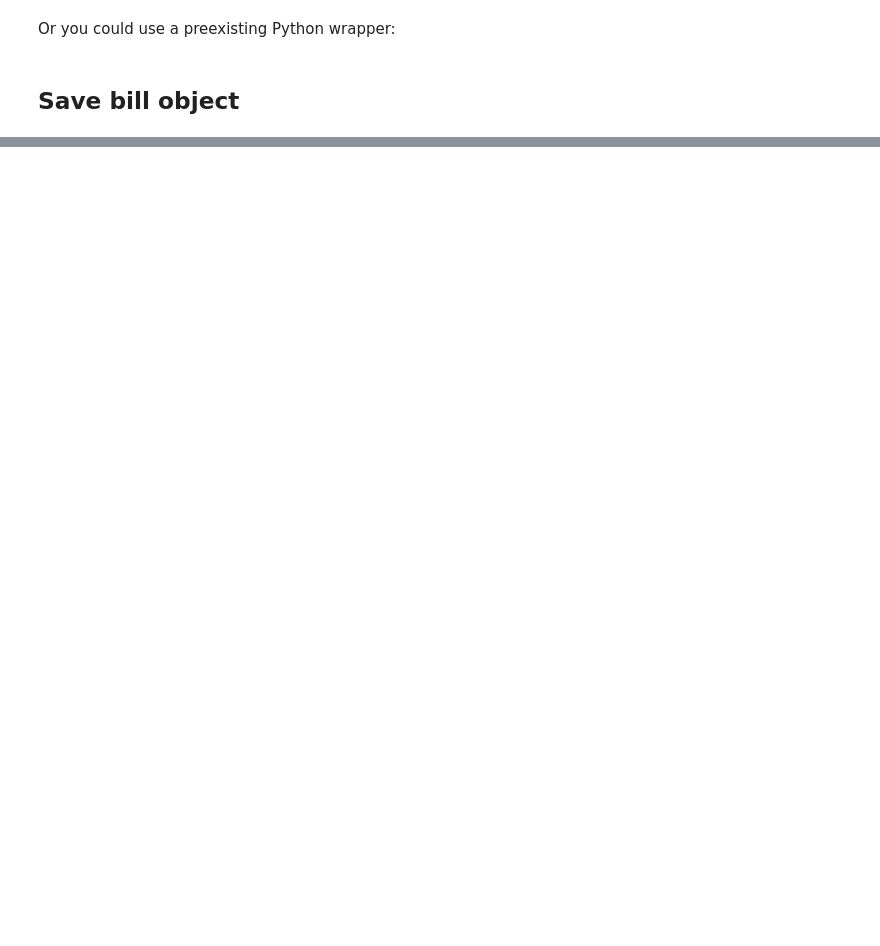
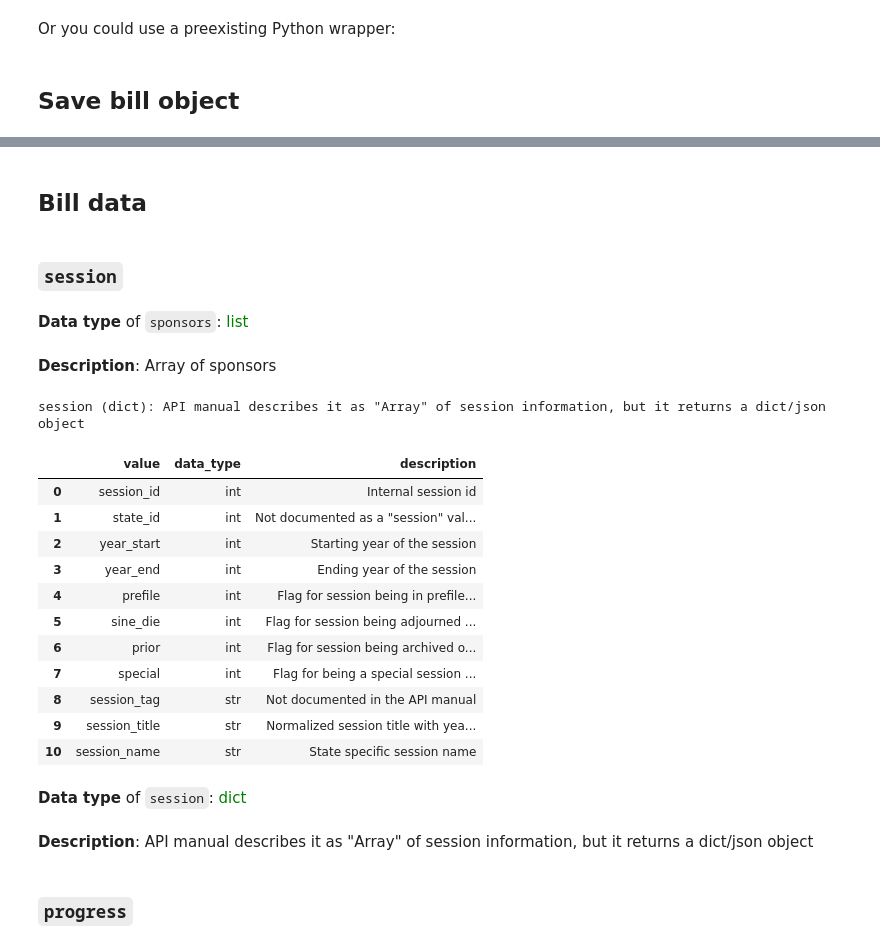
Before and after one commit to cirlabs/legiscan-training, a Jupyter notebook: 02_clean/02_get_bills.ipynb, the cells around one changed output, grey strips where cells are left out. Drawn from its saved outputs; the diff is of its cells as text; code cells hidden in the pictures; blank space fills up the shorter version.

```diff
--- a/02_clean/02_get_bills.ipynb
+++ b/02_clean/02_get_bills.ipynb
@@ -131,0 +88,32 @@ df.to_csv('../04_outputs/csv/US_117th_congress.csv', index=False)
+# %% [markdown]
+## Bill data
+# %% [markdown]
+### `session`
+# %%
+dictionary.lookup(field='sponsors')
+# %% [output]
+**Data type** of `sponsors`: <span style="color:green">list</span>
+**Description**: Array of sponsors
+# %%
+dictionary.lookup('session', values=True)
+# %% [output]
+session (dict): API manual describes it as "Array" of session information, but it returns a dict/json object
+|  | value | data_type | description |
+| 0 | session_id | int | Internal session id |
+| 1 | state_id | int | Not documented as a "session" val... |
+| 2 | year_start | int | Starting year of the session |
+| 3 | year_end | int | Ending year of the session |
+| 4 | prefile | int | Flag for session being in prefile... |
+| 5 | sine_die | int | Flag for session being adjourned ... |
+| 6 | prior | int | Flag for session being archived o... |
+| 7 | special | int | Flag for being a special session ... |
+| 8 | session_tag | str | Not documented in the API manual |
+| 9 | session_title | str | Normalized session title with yea... |
+| 10 | session_name | str | State specific session name |
+# %%
+dictionary.lookup('session')
+# %% [output]
+**Data type** of `session`: <span style="color:green">dict</span>
+**Description**: API manual describes it as "Array" of session information, but it returns a dict/json object
+# %% [markdown]
+### `progress`
```
Also changed, not shown: parts of 59 cells of this notebook, 1 other file.
